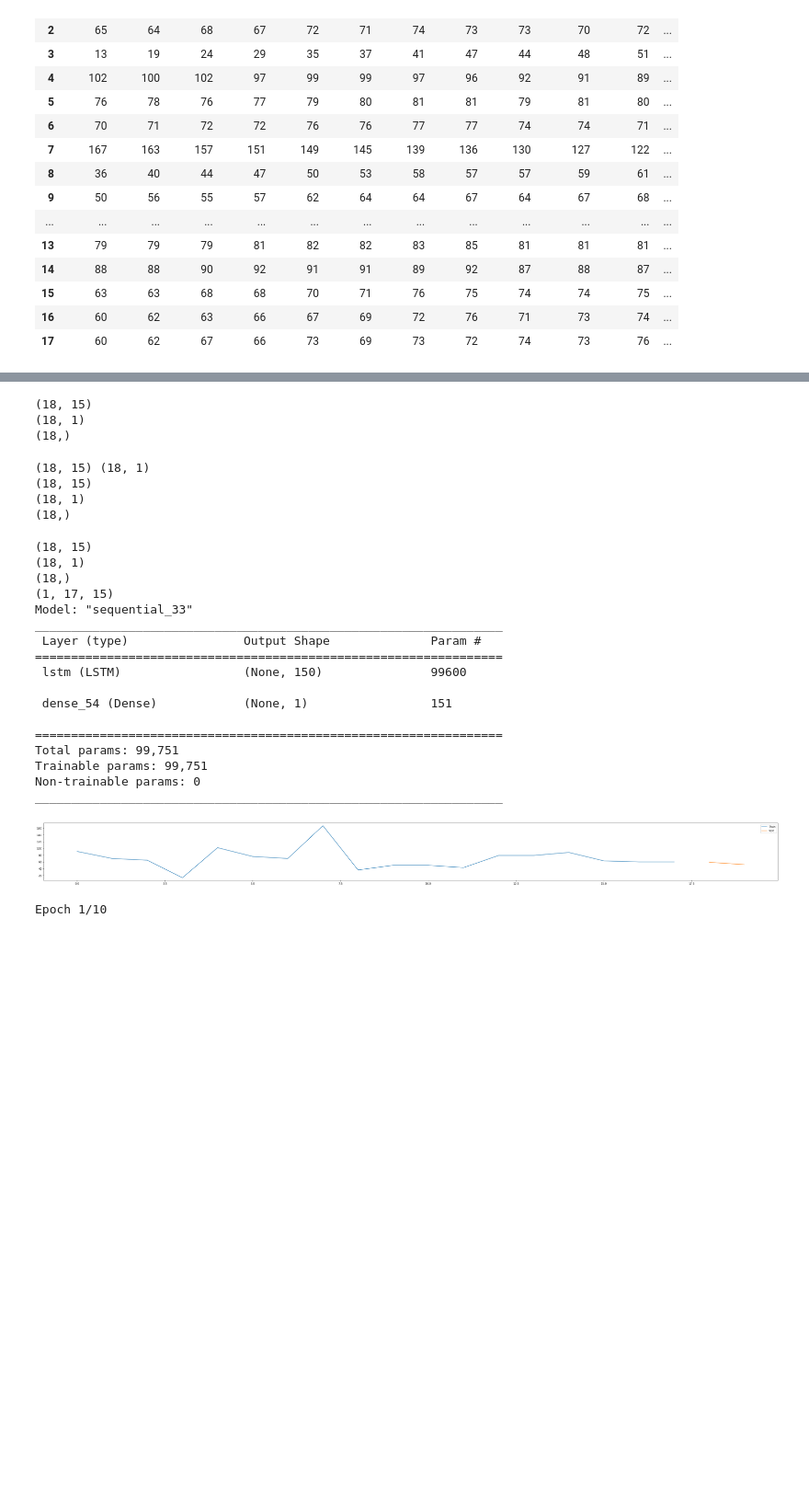
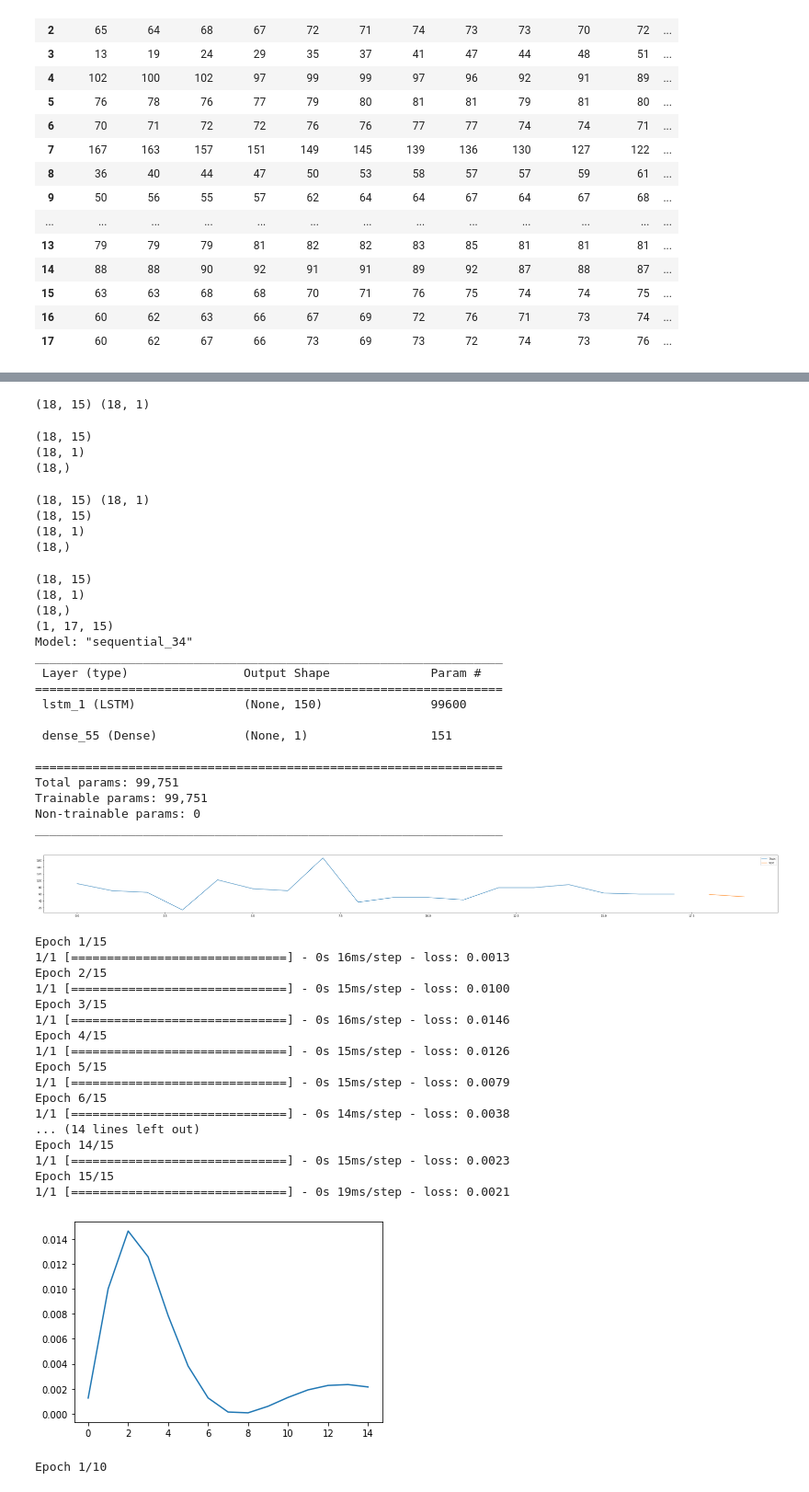
Before and after one commit to Futuremine97/PythonPrac1, a Jupyter notebook: feature_CNN.ipynb, the cells around one changed output, grey strips where cells are left out. Shown at 92% size. Cells and saved outputs as stored; diff of their text form; code cells hidden in the pictures; blank space fills up the shorter version.

```diff
--- a/feature_CNN.ipynb
+++ b/feature_CNN.ipynb
@@ -145,22 +139,28 @@ print(X_train.shape, y_train.shape)
-# %%
-
-Xscaler = MinMaxScaler(feature_range=(0, 1)) # scale so that all the X data will range from 0 to 1
-Xscaler.fit(X_train)
-scaled_X_train = Xscaler.transform(X_train)
-print(X_train.shape)
-Yscaler = MinMaxScaler(feature_range=(0, 1))
-Yscaler.fit(y_train)
-scaled_y_train = Yscaler.transform(y_train)
-print(scaled_y_train.shape)
-scaled_y_train = scaled_y_train.reshape(-1) # remove the second dimention from y so the shape changes from (n,1) to (n,)
-print(scaled_y_train.shape)
-
-scaled_y_train = np.insert(scaled_y_train, 0, 0)
-scaled_y_train = np.delete(scaled_y_train, -1)
-# %% [output]
-(18, 15)
-(18, 1)
-(18,)
+# %%
+X_train = train.drop('sensor1',axis=1).copy()
+y_train = train[['sensor1']].copy() # the double brakets here are to keep the y in a dataframe format, otherwise it will be pandas Series
+print(X_train.shape, y_train.shape)
+# %% [output]
+(18, 15) (18, 1)
+# %%
+
+Xscaler = MinMaxScaler(feature_range=(0, 1)) # scale so that all the X data will range from 0 to 1
+Xscaler.fit(X_train)
+scaled_X_train = Xscaler.transform(X_train)
+print(X_train.shape)
+Yscaler = MinMaxScaler(feature_range=(0, 1))
+Yscaler.fit(y_train)
+scaled_y_train = Yscaler.transform(y_train)
+print(scaled_y_train.shape)
+scaled_y_train = scaled_y_train.reshape(-1) # remove the second dimention from y so the shape changes from (n,1) to (n,)
+print(scaled_y_train.shape)
+
+scaled_y_train = np.insert(scaled_y_train, 0, 0)
+scaled_y_train = np.delete(scaled_y_train, -1)
+# %% [output]
+(18, 15)
+(18, 1)
+(18,)
 # %%
 
 
@@ -240,7 +240,7 @@ scaled_y_train = np.delete(scaled_y_train, -1)
 n_input = 25 #how many samples/rows/timesteps to look in the past in order to forecast the next sample
 n_features= X_train.shape[1] # how many predictors/Xs/features we have to predict y
 b_size = 32 # Number of timeseries samples in each batch
-generator = TimeseriesGenerator(scaled_X_train, scaled_y_train, length=17, batch_size=16)
+generator = TimeseriesGenerator(scaled_X_train, scaled_y_train, length=17, batch_size=32)
 
 print(generator[0][0].shape)
 
@@ -254,13 +254,13 @@ model.summary()
 (18, 1)
 (18,)
 (1, 17, 15)
-Model: "sequential_33"
+Model: "sequential_34"
 _________________________________________________________________
  Layer (type)                Output Shape              Param #
 =================================================================
- lstm (LSTM)                 (None, 150)               99600
+ lstm_1 (LSTM)               (None, 150)               99600
 
- dense_54 (Dense)            (None, 1)                 151
+ dense_55 (Dense)            (None, 1)                 151
 
 =================================================================
 Total params: 99,751
@@ -268,6 +268,32 @@ Trainable params: 99,751
 Non-trainable params: 0
 _________________________________________________________________
 [figure]
+# %%
+model.fit(generator,epochs=15)
+
+
+
+loss_per_epoch = model.history.history['loss']
+plt.plot(range(len(loss_per_epoch)),loss_per_epoch);
+# %% [output]
+Epoch 1/15
+1/1 [==============================] - 0s 16ms/step - loss: 0.0013
+Epoch 2/15
+1/1 [==============================] - 0s 15ms/step - loss: 0.0100
+Epoch 3/15
+1/1 [==============================] - 0s 16ms/step - loss: 0.0146
+Epoch 4/15
+1/1 [==============================] - 0s 15ms/step - loss: 0.0126
+Epoch 5/15
+1/1 [==============================] - 0s 15ms/step - loss: 0.0079
+Epoch 6/15
+1/1 [==============================] - 0s 14ms/step - loss: 0.0038
+... (14 lines left out)
+Epoch 14/15
+1/1 [==============================] - 0s 15ms/step - loss: 0.0023
+Epoch 15/15
+1/1 [==============================] - 0s 19ms/step - loss: 0.0021
+[figure, added]
 # %%
 
 model=keras.models.Sequential()
```
Also changed, not shown: parts of 5 cells of this notebook.
